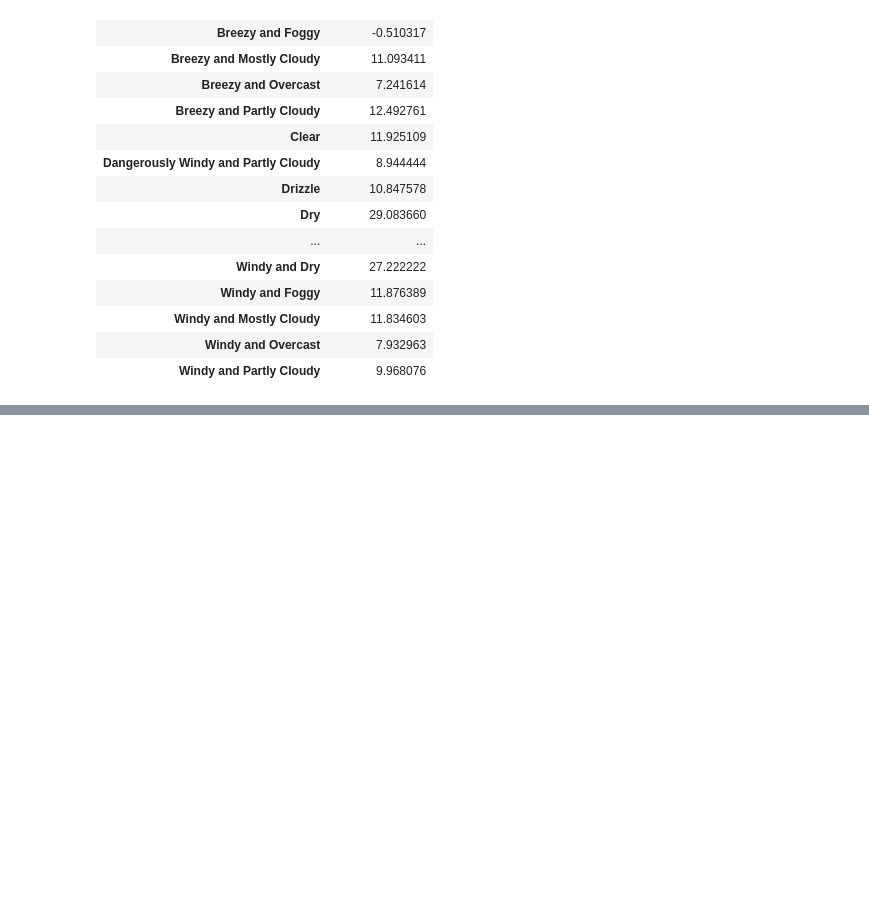
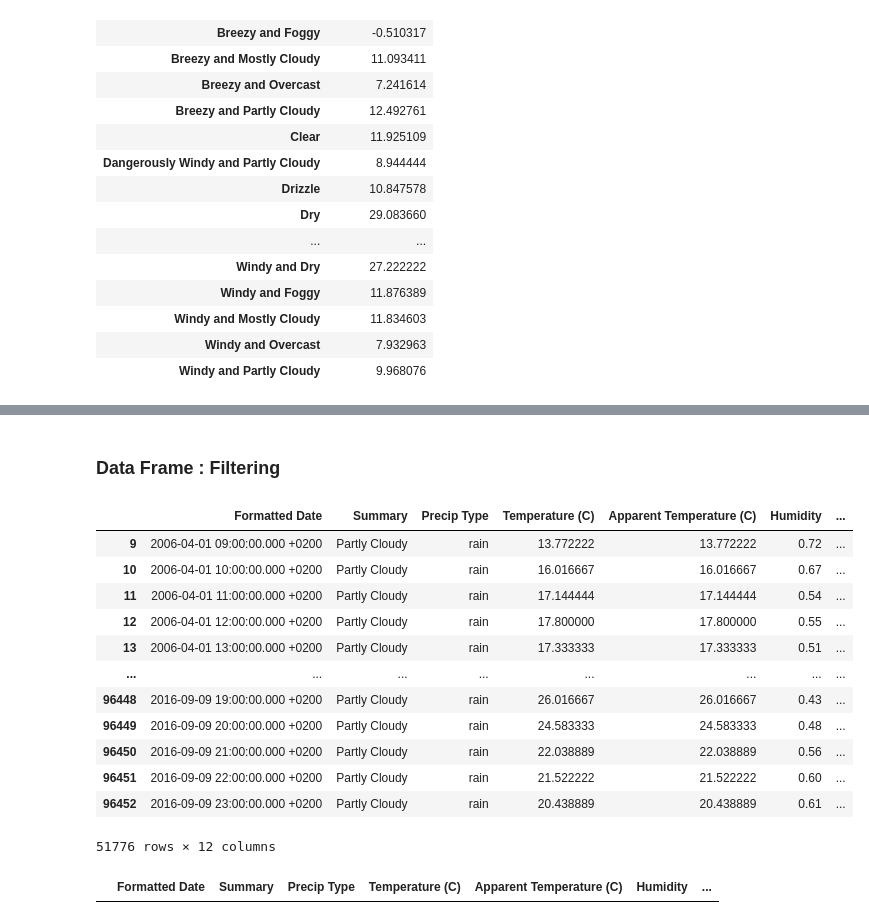
Before and after one commit to Isuru-Sandaruwan-Kumarasiri/Advanced_Python_In_Pandas, a Jupyter notebook: Untitled.ipynb, the cells around one changed output, grey strips where cells are left out. Saved outputs shown, nothing was run; the diff lists cells and outputs as text; code cells hidden in the pictures; blank space fills up the shorter version.

Commit message:
Data Frame : Filtering

```diff
--- a/Untitled.ipynb
+++ b/Untitled.ipynb
@@ -275,0 +297,26 @@ df.groupby('Summary')[["Temperature (C)"]].mean()
+# %% [markdown]
+###  Data Frame : Filtering
+# %%
+#Calculate mean salary for each professor rank:
+
+df_sub = df[df['Temperature (C)'] > 10.847578]  # Ensure no unnecessary spaces before this line
+df_sub
+# %% [output]
+|  | Formatted Date | Summary | Precip Type | Temperature (C) | Apparent Temperature (C) | Humidity | ... |
+| 9 | 2006-04-01 09:00:00.000 +0200 | Partly Cloudy | rain | 13.772222 | 13.772222 | 0.72 | ... |
+| 10 | 2006-04-01 10:00:00.000 +0200 | Partly Cloudy | rain | 16.016667 | 16.016667 | 0.67 | ... |
+| 11 | 2006-04-01 11:00:00.000 +0200 | Partly Cloudy | rain | 17.144444 | 17.144444 | 0.54 | ... |
+| 12 | 2006-04-01 12:00:00.000 +0200 | Partly Cloudy | rain | 17.800000 | 17.800000 | 0.55 | ... |
+| 13 | 2006-04-01 13:00:00.000 +0200 | Partly Cloudy | rain | 17.333333 | 17.333333 | 0.51 | ... |
+| ... | ... | ... | ... | ... | ... | ... | ... |
+| 96448 | 2016-09-09 19:00:00.000 +0200 | Partly Cloudy | rain | 26.016667 | 26.016667 | 0.43 | ... |
+| 96449 | 2016-09-09 20:00:00.000 +0200 | Partly Cloudy | rain | 24.583333 | 24.583333 | 0.48 | ... |
+| 96450 | 2016-09-09 21:00:00.000 +0200 | Partly Cloudy | rain | 22.038889 | 22.038889 | 0.56 | ... |
+| 96451 | 2016-09-09 22:00:00.000 +0200 | Partly Cloudy | rain | 21.522222 | 21.522222 | 0.60 | ... |
+| 96452 | 2016-09-09 23:00:00.000 +0200 | Partly Cloudy | rain | 20.438889 | 20.438889 | 0.61 | ... |
+51776 rows × 12 columns
+# %%
+df_ = df[df['Temperature (C)']==13.77222]  # Ensure no unnecessary spaces before this line
+df_
+# %% [output]
+|  | Formatted Date | Summary | Precip Type | Temperature (C) | Apparent Temperature (C) | Humidity | ... |
```
Also changed, not shown: parts of 1 cell of this notebook.
